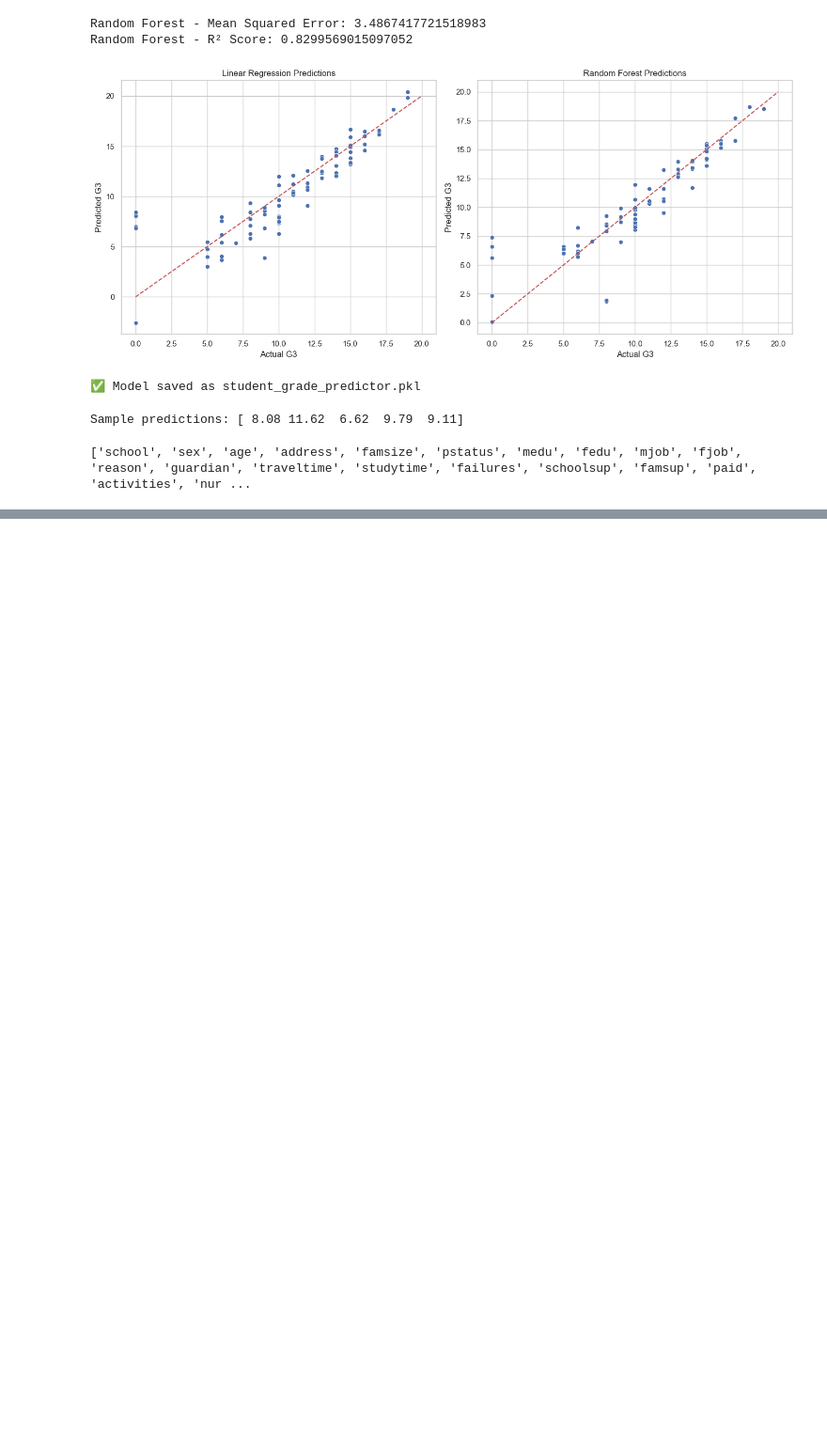
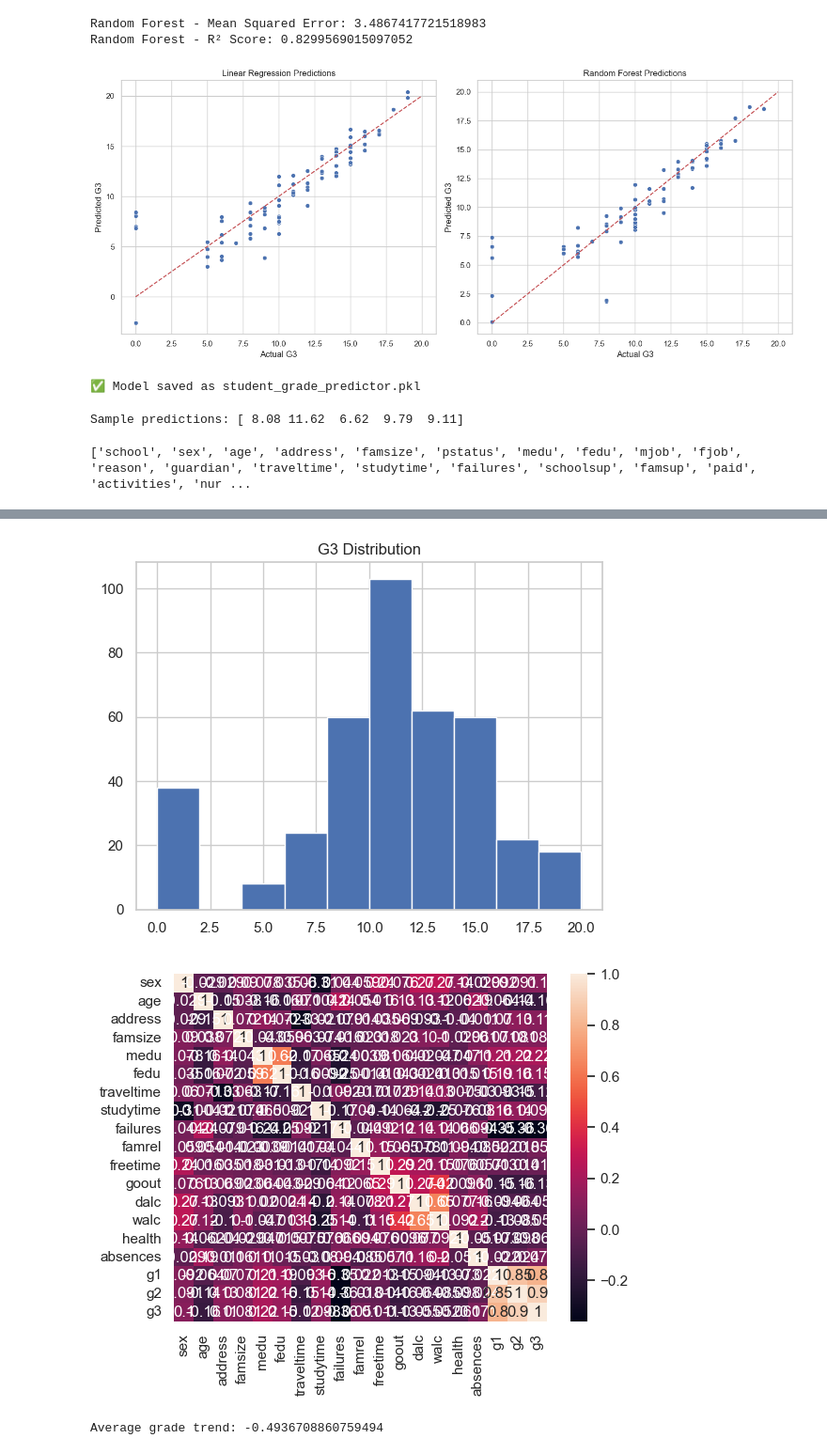
Before and after one commit to gisele-gisubizo/Capstone-Project, a Jupyter notebook: code/student_analysis.ipynb, the cells around one changed output, grey strips where cells are left out. Shown at 94% size. Cells and saved outputs as stored; diff of their text form; code cells hidden in the pictures; blank space fills up the shorter version.

```diff
--- a/code/student_analysis.ipynb
+++ b/code/student_analysis.ipynb
@@ -324,0 +392,12 @@ print(X.columns.tolist())
+# %%
+df['absences'] = df['absences'].clip(upper=df['absences'].quantile(0.95))
+from sklearn.preprocessing import StandardScaler
+scaler = StandardScaler()
+df[['age', 'absences']] = scaler.fit_transform(df[['age', 'absences']])
+# %%
+df['g3'].hist(bins=10); plt.title('G3 Distribution'); plt.show()
+import seaborn as sns
+sns.heatmap(df.corr(), annot=True); plt.show()
+# %% [output]
+[figure, added]
+[figure, added]
@@ -324,0 +409,6 @@ print(X.columns.tolist())
+# %%
+def grade_trend(df):
+    return (df['g3'] - df['g1']).mean()
+print(f'Average grade trend: {grade_trend(df)}')
+# %% [output]
+Average grade trend: -0.4936708860759494
```
Also changed, not shown: parts of 13 cells of this notebook.
